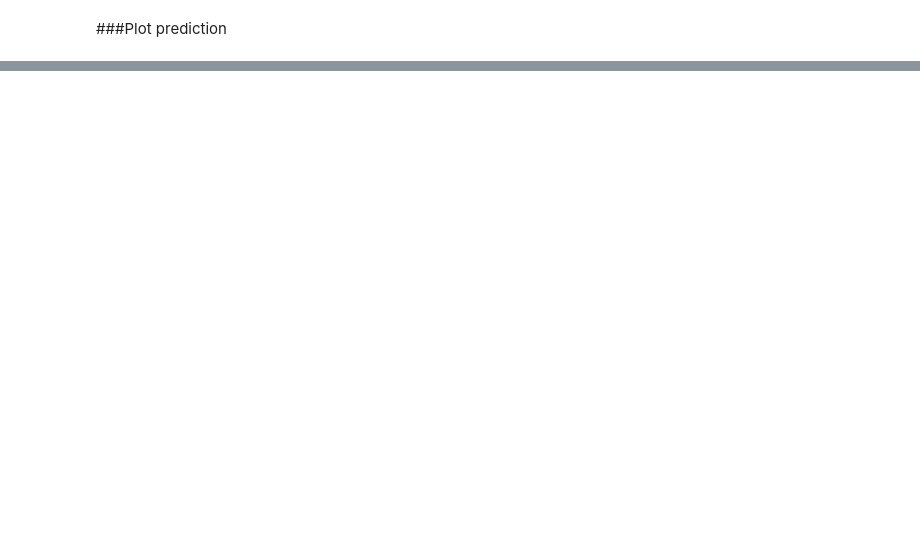
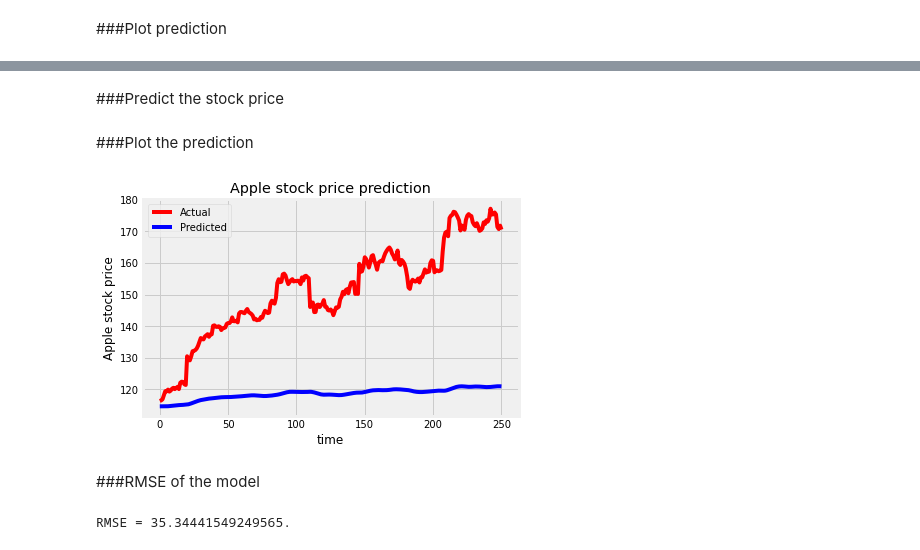
Before and after one commit to seansothey/DataScience-MachineLearning-Research, a Jupyter notebook: Project7_Stock_Prediction.ipynb, the cells around one changed output, grey strips where cells are left out. Cells and saved outputs as stored; diff of their text form; code cells hidden in the pictures; blank space fills up the shorter version.

```diff
--- a/Project7_Stock_Prediction.ipynb
+++ b/Project7_Stock_Prediction.ipynb
@@ -228,0 +231,21 @@ RMSE = 19.015431344714095.
+# %%
+regressorGRU = Sequential()
+
+# First GRU layer with Dropout regularisation
+regressorGRU.add(GRU(units=50, return_sequences=True, input_shape=(X_train.shape[1],1), activation='tanh'))
+regressorGRU.add(Dropout(0.2))
+
+# Second GRU layer
+regressorGRU.add(GRU(units=50, return_sequences=True, input_shape=(X_train.shape[1],1), activation='tanh'))
+regressorGRU.add(Dropout(0.2))
+
+# Third GRU layer
+regressorGRU.add(GRU(units=50, return_sequences=True, input_shape=(X_train.shape[1],1), activation='tanh'))
+regressorGRU.add(Dropout(0.2))
+
+# Fourth GRU layer
+regressorGRU.add(GRU(units=50, activation='tanh'))
+regressorGRU.add(Dropout(0.2))
+
+# The output layer
+regressorGRU.add(Dense(units=1))
@@ -228,0 +254,2 @@ RMSE = 19.015431344714095.
+# %%
+regressorGRU.compile(optimizer=SGD(lr=0.01, decay=1e-7, momentum=0.9, nesterov=False), loss='mean_squared_error')
@@ -228,0 +258,2 @@ RMSE = 19.015431344714095.
+# %%
+regressorGRU.fit(X_train, y_train, epochs=5, batch_size=150)
@@ -228,0 +272,17 @@ RMSE = 19.015431344714095.
+# %% [markdown]
+###Predict the stock price
+# %%
+pred_gru = regressorGRU.predict(X_test)
+pred_gru = sc.inverse_transform(pred_gru)
+# %% [markdown]
+###Plot the prediction
+# %%
+plot_predictions(test_2017, pred_gru)
+# %% [output]
+[figure, added]
+# %% [markdown]
+###RMSE of the model
+# %%
+return_rmse(test_2017, pred_gru)
+# %% [output]
+RMSE = 35.34441549249565.
```
Also changed, not shown: parts of 12 cells of this notebook.
